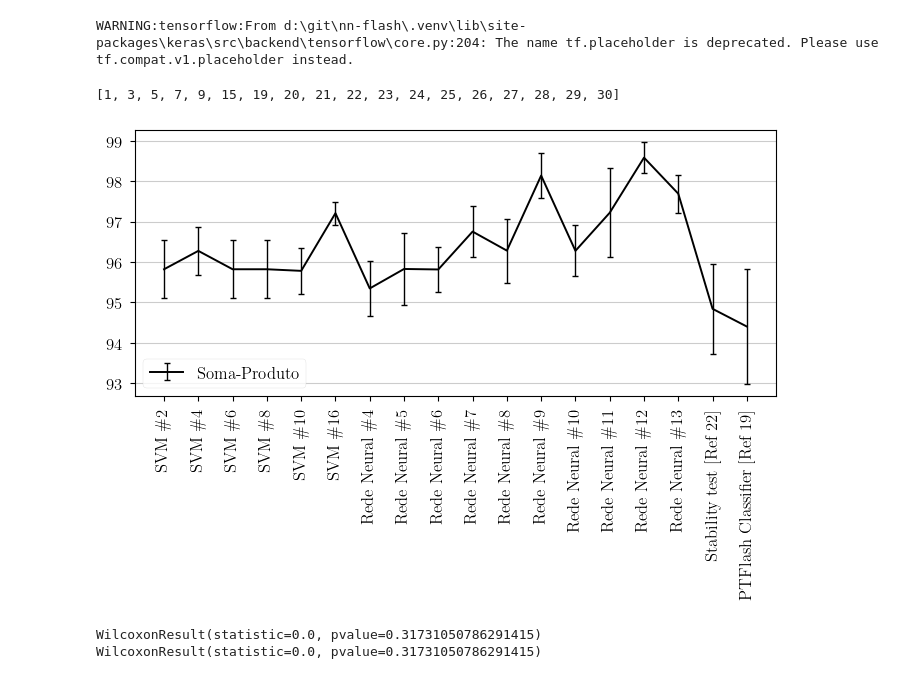
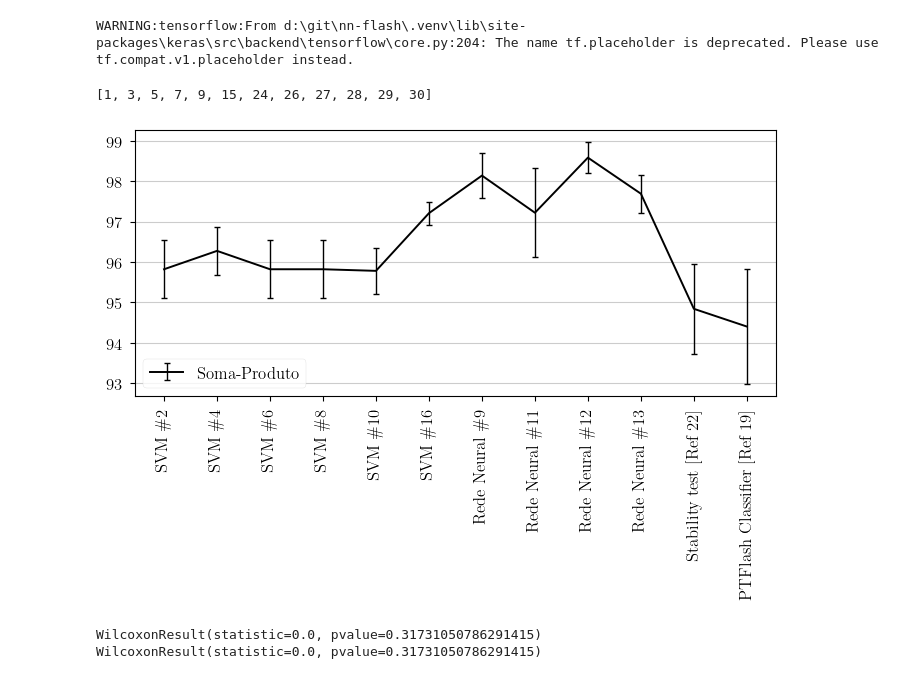
Before and after one commit to antonionicampos/nn-flash, a Jupyter notebook: notebooks/classification_custom_plots.ipynb, the cells around one changed output. Drawn from its saved outputs; the diff is of its cells as text; code cells hidden in the pictures.

Commit message:
plot with best models

```diff
--- a/notebooks/classification_custom_plots.ipynb
+++ b/notebooks/classification_custom_plots.ipynb
@@ -17,27 +17,27 @@ WARNING:tensorflow:From d:\git\nn-flash\.venv\lib\site-packages\keras\src\backen
 # %%
 name = "sp_index"
 # models = [i for i in range(19, 34)]
-models = [1, 3, 5, 7, 9, 15] + [i for i in range(19, len(results["outputs"]))]
+models = [1, 3, 5, 7, 9, 15, 24, 26, 27, 28, 29, 30]
 print(models)
 
 outputs = [output for i, output in enumerate(results["outputs"]) if i in models]
 labels = [hp["model_name"].replace("#", "\#") for hp in outputs]
 x = np.array([i + 1 for i in np.arange(len(outputs))])
 
 f, ax = plt.subplots(figsize=(7, 5))
 
 y = indices[name][:, models].mean(axis=0) * 100
 y_err = (indices[name][:, models].std(axis=0) / np.sqrt(10 - 1)) * 100
 ax.errorbar(x, y, y_err, label="Soma-Produto", **errorbar_kwargs)
 ax.yaxis.grid()
 ax.set_xticks(x, labels, rotation=90, ha="center")
 ax.legend(loc="lower left")
 
 f.tight_layout()
 f.savefig(os.path.join("data", "images", f"{name}_errorbar_plot_alt.png"), dpi=600)
 # %% [output]
-[1, 3, 5, 7, 9, 15, 19, 20, 21, 22, 23, 24, 25, 26, 27, 28, 29, 30]
+[1, 3, 5, 7, 9, 15, 24, 26, 27, 28, 29, 30]
-[figure, old version]
+[figure, new version]
 # %%
 # Rede Neural #9 - Id: 24
 # Rede Neural #11 - Id: 26
```
